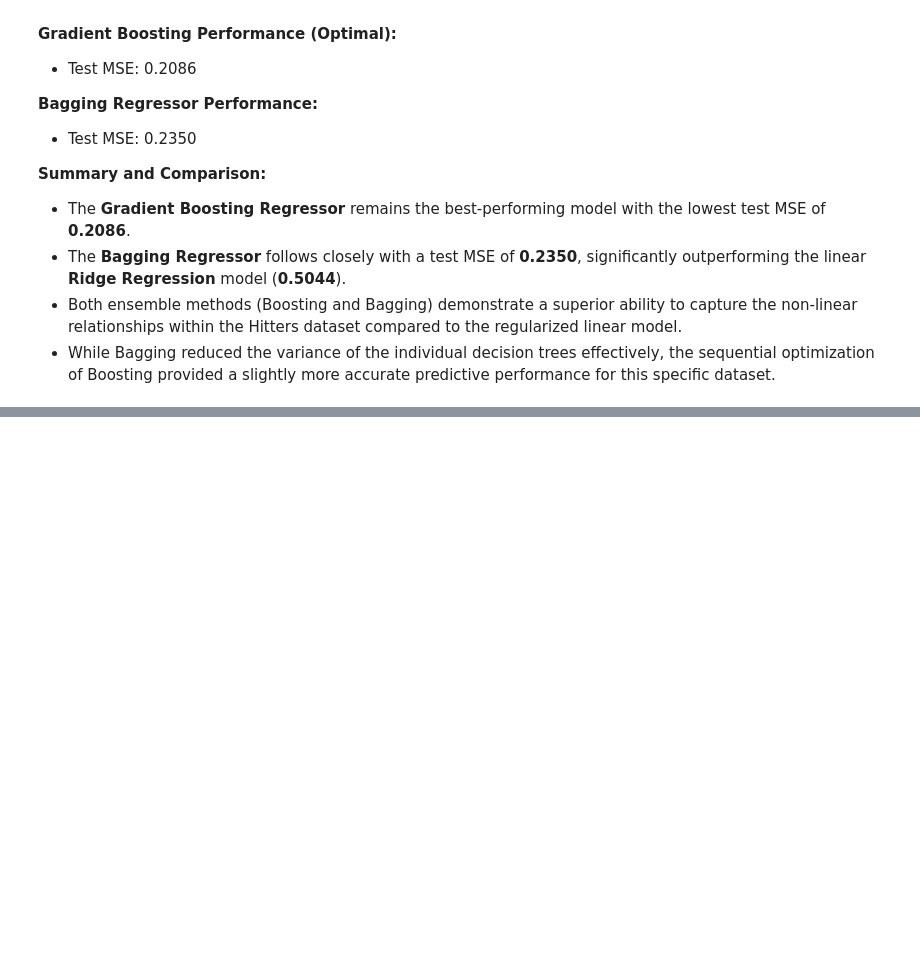
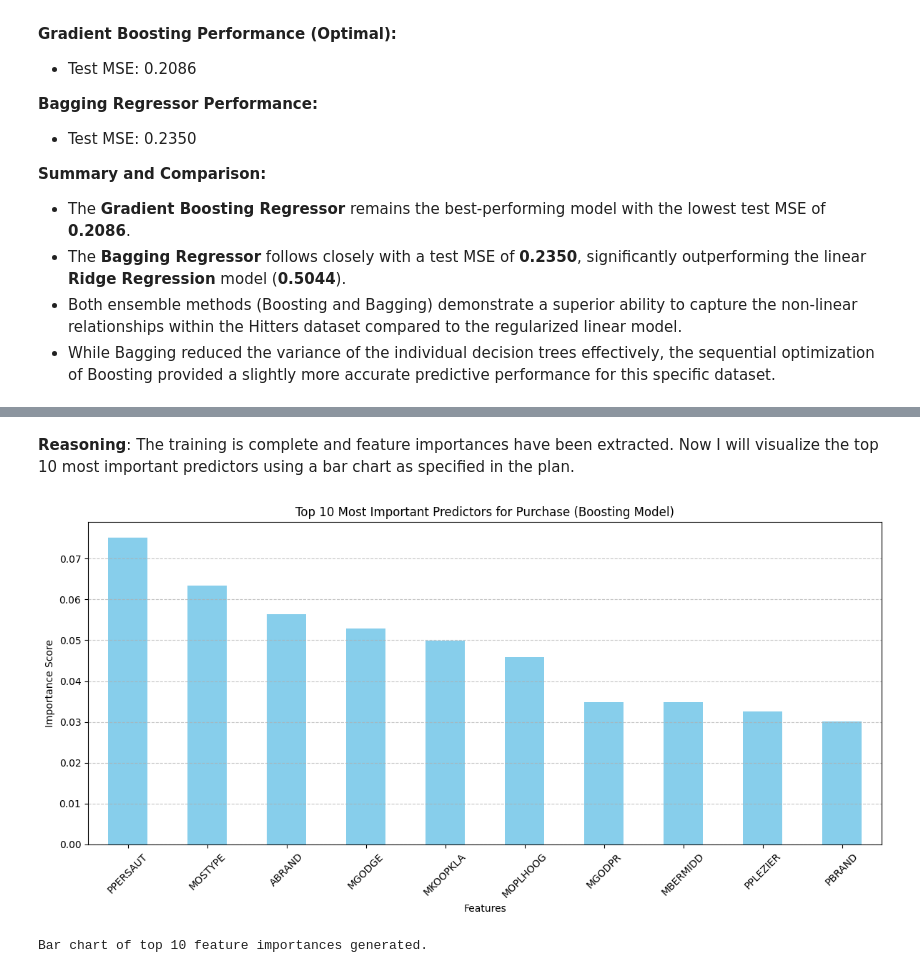
Before and after one commit to rguang/ISLP, a Jupyter notebook: Ch8 Lab.ipynb, the cells around one changed output, grey strips where cells are left out. Saved outputs shown, nothing was run; the diff lists cells and outputs as text; code cells hidden in the pictures; blank space fills up the shorter version.

```diff
--- a/Ch8 Lab.ipynb
+++ b/Ch8 Lab.ipynb
@@ -1214,0 +1236,6 @@ Scatter plot generated. Bagging Test MSE: 0.2350
+# %%
+train_caravan = df_caravan.iloc[:1000]
+test_caravan = df_caravan.iloc[1000:]
+
+print(f'Shape of training set: {train_caravan.shape}')
+print(f'Shape of test set: {test_caravan.shape}')
@@ -1214,0 +1281,16 @@ Scatter plot generated. Bagging Test MSE: 0.2350
+# %%
+from sklearn.ensemble import GradientBoostingClassifier
+
+# Initialize and fit the GradientBoostingClassifier
+gb_model_caravan = GradientBoostingClassifier(n_estimators=1000, learning_rate=0.01, random_state=42)
+gb_model_caravan.fit(X_train_caravan, y_train_caravan)
+
+# Extract feature importances
+importances_caravan = gb_model_caravan.feature_importances_
+feature_names_caravan = X_train_caravan.columns
+
+# Create a Series for easier sorting
+feat_imp_caravan = pd.Series(importances_caravan, index=feature_names_caravan).sort_values(ascending=False)
+
+print("Model training complete. Top 5 features identified:")
+print(feat_imp_caravan.head())
@@ -1214,0 +1305,24 @@ Scatter plot generated. Bagging Test MSE: 0.2350
+# %% [markdown]
+**Reasoning**:
+The training is complete and feature importances have been extracted. Now I will visualize the top 10 most important predictors using a bar chart as specified in the plan.
+# %%
+import matplotlib.pyplot as plt
+
+# Select the top 10 features
+top_10_features = feat_imp_caravan.head(10)
+
+# Create the bar chart
+plt.figure(figsize=(12, 6))
+top_10_features.plot(kind='bar', color='skyblue')
+plt.title('Top 10 Most Important Predictors for Purchase (Boosting Model)')
+plt.xlabel('Features')
+plt.ylabel('Importance Score')
+plt.xticks(rotation=45)
+plt.grid(axis='y', linestyle='--', alpha=0.7)
+plt.tight_layout()
+plt.show()
+
+print("Bar chart of top 10 feature importances generated.")
+# %% [output]
+[figure, added]
+Bar chart of top 10 feature importances generated.
```
Also changed, not shown: parts of 14 cells of this notebook.
